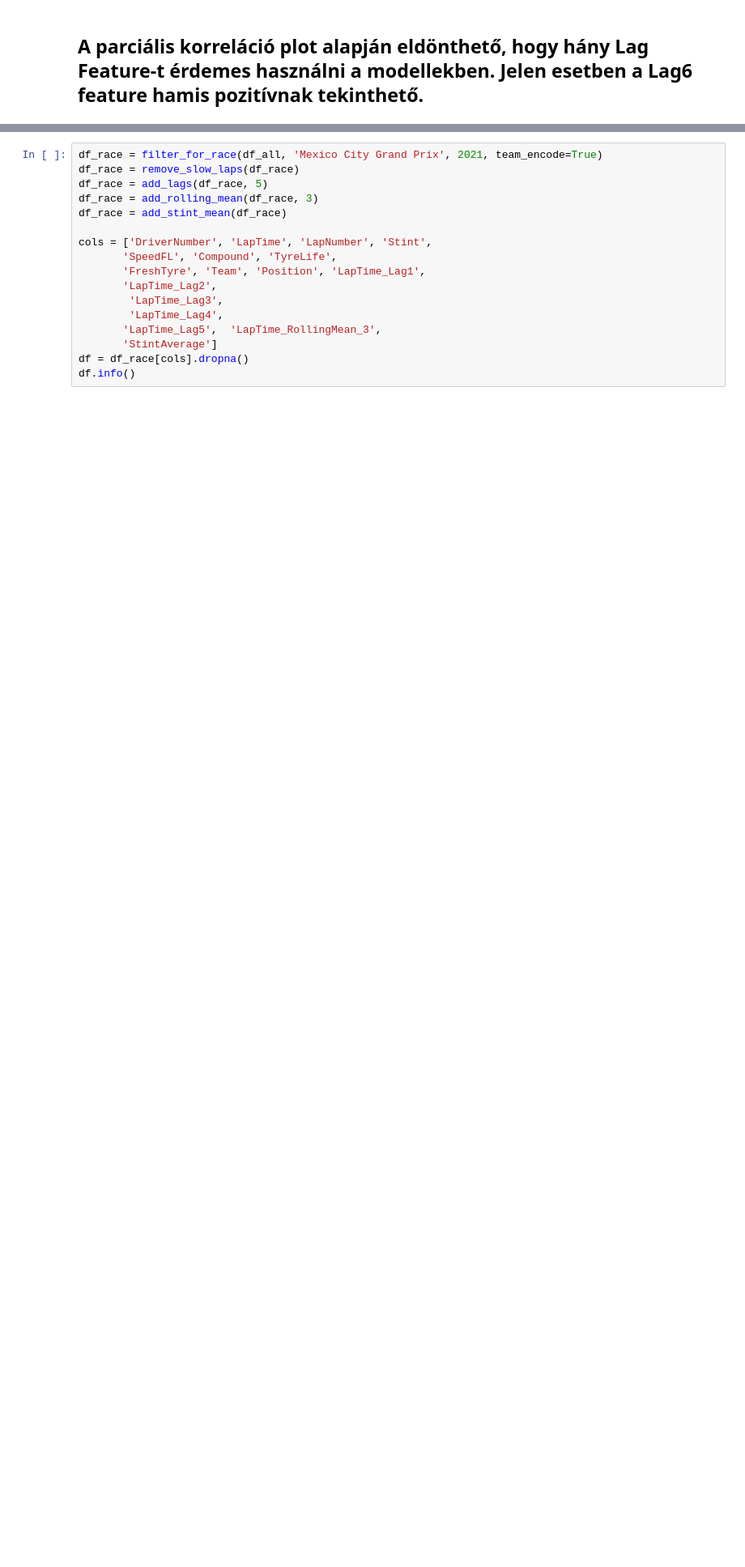
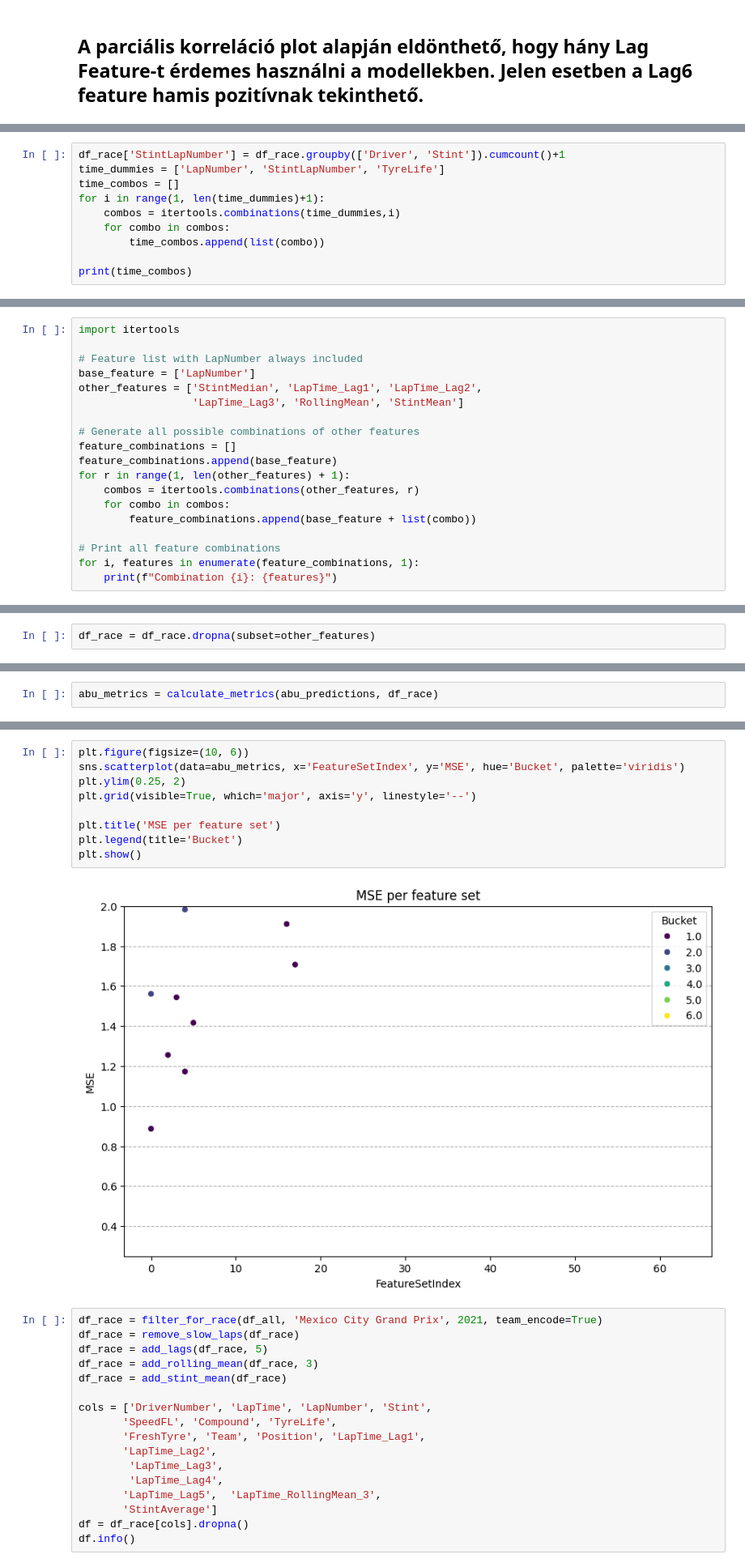
Before and after one commit to zudcow/f1, a Jupyter notebook: battle_forecast_prediction.ipynb, the cells around one changed output, grey strips where cells are left out. Shown: that part at 81% size. Saved outputs shown, nothing was run; the diff lists cells and outputs as text; blank space fills up the shorter version.

```diff
--- a/battle_forecast_prediction.ipynb
+++ b/battle_forecast_prediction.ipynb
@@ -676,0 +380,10 @@ def predict_lap_times(model, df_driver, num_future_laps):
+# %%
+df_race['StintLapNumber'] = df_race.groupby(['Driver', 'Stint']).cumcount()+1
+time_dummies = ['LapNumber', 'StintLapNumber', 'TyreLife']
+time_combos = []
+for i in range(1, len(time_dummies)+1):
+    combos = itertools.combinations(time_dummies,i)
+    for combo in combos:
+        time_combos.append(list(combo))
+
+print(time_combos)
@@ -676,0 +392,19 @@ def predict_lap_times(model, df_driver, num_future_laps):
+# %%
+import itertools
+
+# Feature list with LapNumber always included
+base_feature = ['LapNumber']
+other_features = ['StintMedian', 'LapTime_Lag1', 'LapTime_Lag2',
+                  'LapTime_Lag3', 'RollingMean', 'StintMean']
+
+# Generate all possible combinations of other features
+feature_combinations = []
+feature_combinations.append(base_feature)
+for r in range(1, len(other_features) + 1):
+    combos = itertools.combinations(other_features, r)
+    for combo in combos:
+        feature_combinations.append(base_feature + list(combo))
+
+# Print all feature combinations
+for i, features in enumerate(feature_combinations, 1):
+    print(f"Combination {i}: {features}")
@@ -676,0 +519,2 @@ def predict_lap_times(model, df_driver, num_future_laps):
+# %%
+df_race = df_race.dropna(subset=other_features)
@@ -676,0 +582,2 @@ def predict_lap_times(model, df_driver, num_future_laps):
+# %%
+abu_metrics = calculate_metrics(abu_predictions, df_race)
@@ -677,3 +614,14 @@ def predict_lap_times(model, df_driver, num_future_laps):
+# %%
+plt.figure(figsize=(10, 6))
+sns.scatterplot(data=abu_metrics, x='FeatureSetIndex', y='MSE', hue='Bucket', palette='viridis')
+plt.ylim(0.25, 2)
+plt.grid(visible=True, which='major', axis='y', linestyle='--')
+
+plt.title('MSE per feature set')
+plt.legend(title='Bucket')
+plt.show()
+# %% [output]
+[figure, added]
 # %%
 df_race = filter_for_race(df_all, 'Mexico City Grand Prix', 2021, team_encode=True)
 df_race = remove_slow_laps(df_race)
```
Also changed, not shown: parts of 50 cells of this notebook.
